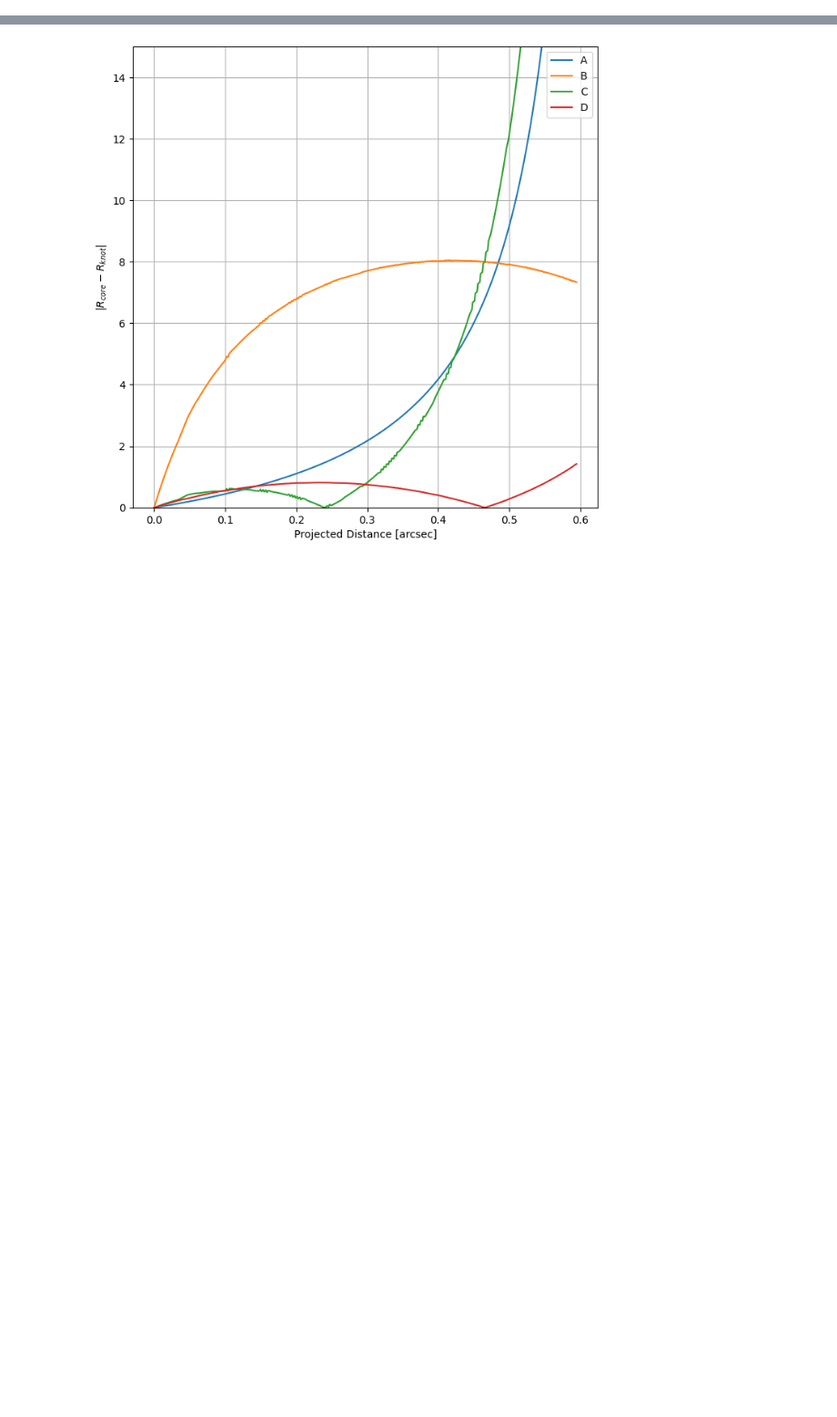
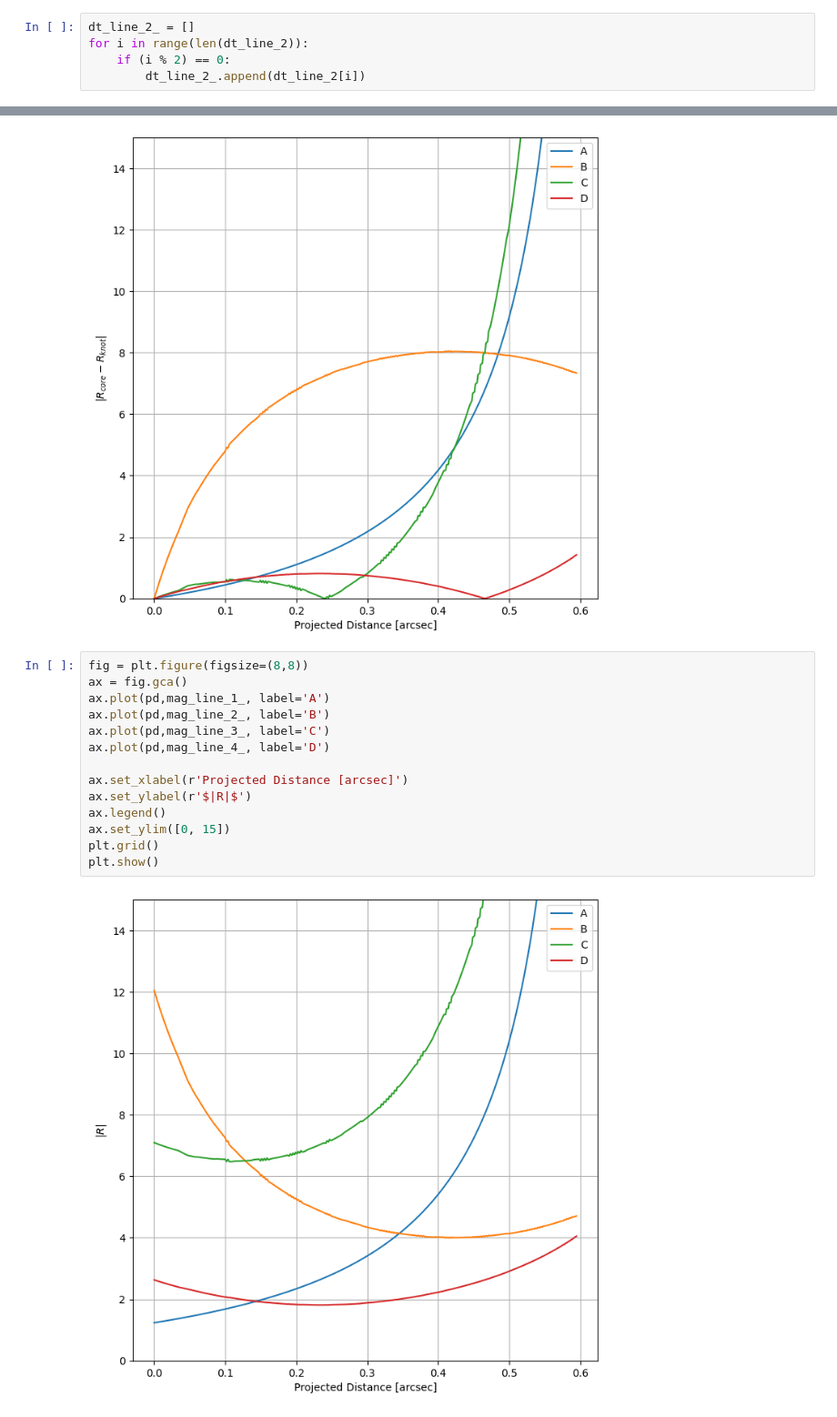
Before and after one commit to everettiantomi/lens-grav, a Jupyter notebook: numerical/magnification-timedelay.ipynb, the cells around one changed output, grey strips where cells are left out. Shown at 91% size. Drawn from its saved outputs; the diff is of its cells as text; blank space fills up the shorter version.

```diff
--- a/numerical/magnification-timedelay.ipynb
+++ b/numerical/magnification-timedelay.ipynb
@@ -506,6 +515,11 @@ magdiff2_ = []
 for i in range(len(magdiff2)):
     if (i % 2) == 0:
         magdiff2_.append(magdiff2[i])
+# %%
+dt_line_2_ = []
+for i in range(len(dt_line_2)):
+    if (i % 2) == 0:
+        dt_line_2_.append(dt_line_2[i])
 # %%
 dtdiff2 = np.abs(dt_line_2 - dt_line_2[0])
 # %%
@@ -716,6 +690,22 @@ plt.grid()
 plt.show()
 # %% [output]
 [figure]
+# %%
+fig = plt.figure(figsize=(8,8))
+ax = fig.gca()
+ax.plot(pd,mag_line_1_, label='A')
+ax.plot(pd,mag_line_2_, label='B')
+ax.plot(pd,mag_line_3_, label='C')
+ax.plot(pd,mag_line_4_, label='D')
+
+ax.set_xlabel(r'Projected Distance [arcsec]')
+ax.set_ylabel(r'$|R|$')
+ax.legend()
+ax.set_ylim([0, 15])
+plt.grid()
+plt.show()
+# %% [output]
+[figure, added]
 # %%
 fig = plt.figure(figsize=(8,8))
 ax = fig.gca()
```
Also changed, not shown: parts of 23 cells of this notebook.
